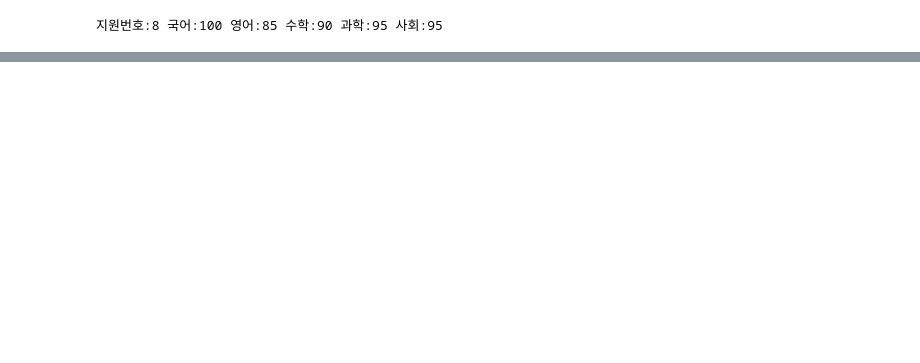
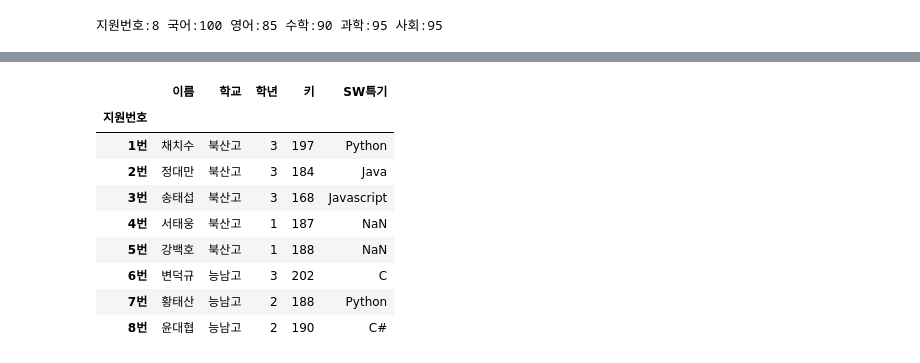
Before and after one commit to Jeongchani/AI_python, a Jupyter notebook: 03.데이터분석/16.성적.ipynb, the cells around one changed output, grey strips where cells are left out. Saved outputs shown, nothing was run; the diff lists cells and outputs as text; code cells hidden in the pictures; blank space fills up the shorter version.

```diff
--- a/03.데이터분석/16.성적.ipynb
+++ b/03.데이터분석/16.성적.ipynb
@@ -132,0 +146,16 @@ score
+# %%
+import pandas as pd
+score = pd.read_csv('data/학생정보.csv')
+score.set_index('지원번호', inplace=True)
+score
+# %% [output]
+|  | 이름 | 학교 | 학년 | 키 | SW특기 |
+| 지원번호 |  |  |  |  |  |
+| 1번 | 채치수 | 북산고 | 3 | 197 | Python |
+| 2번 | 정대만 | 북산고 | 3 | 184 | Java |
+| 3번 | 송태섭 | 북산고 | 3 | 168 | Javascript |
+| 4번 | 서태웅 | 북산고 | 1 | 187 | NaN |
+| 5번 | 강백호 | 북산고 | 1 | 188 | NaN |
+| 6번 | 변덕규 | 능남고 | 3 | 202 | C |
+| 7번 | 황태산 | 능남고 | 2 | 188 | Python |
+| 8번 | 윤대협 | 능남고 | 2 | 190 | C# |
```
Also changed, not shown: parts of 12 cells of this notebook, 4 other files.
